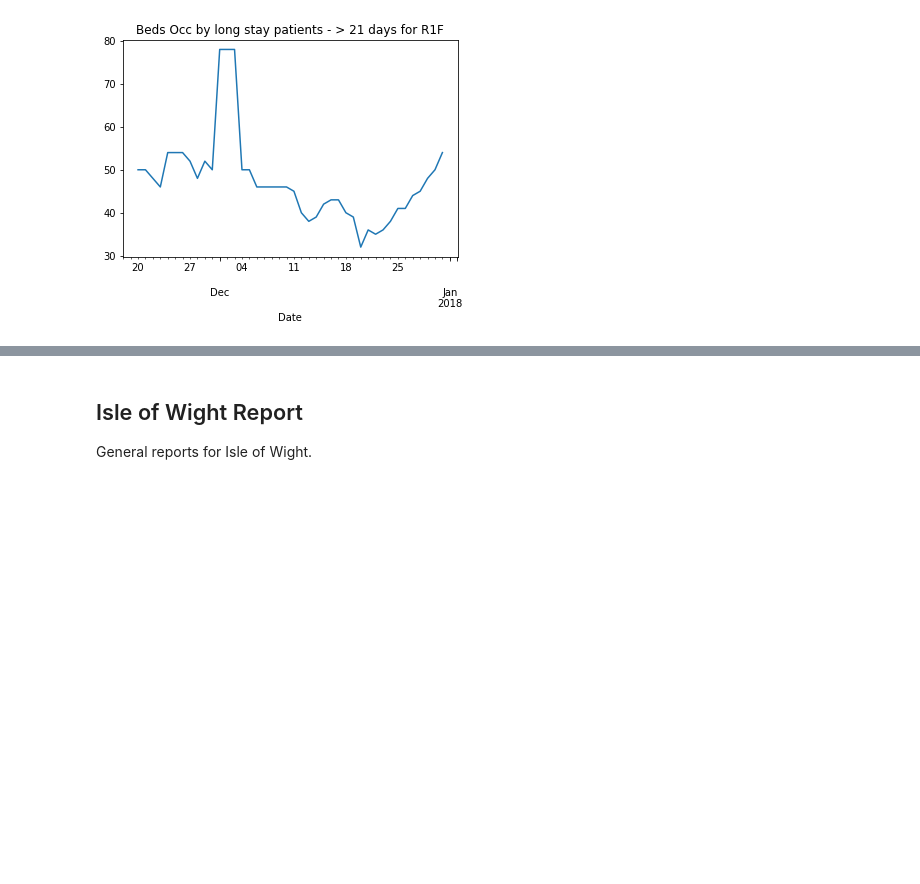
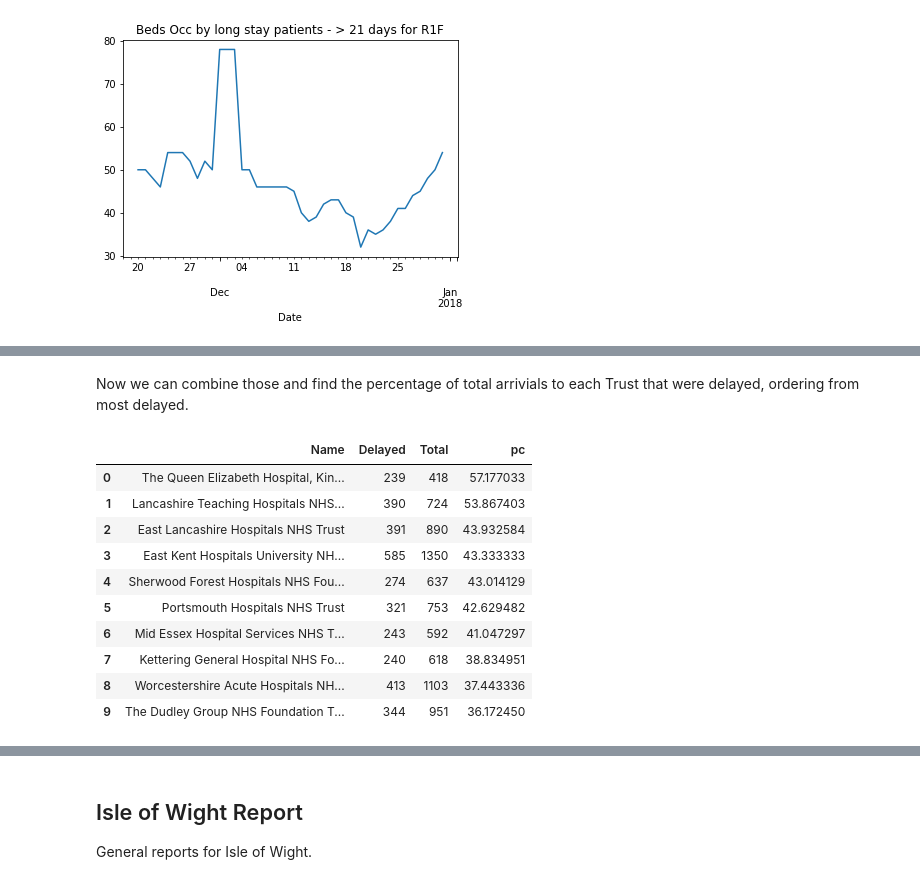
Before and after one commit to psychemedia/openHealthDataDoodles, a Jupyter notebook: notebooks/Winter_SitRep.ipynb, the cells around one changed output, grey strips where cells are left out. Cells and saved outputs as stored; diff of their text form; code cells hidden in the pictures; blank space fills up the shorter version.

Commit message:
Add example - ambulance delays

```diff
--- a/notebooks/Winter_SitRep.ipynb
+++ b/notebooks/Winter_SitRep.ipynb
@@ -316,0 +321,12 @@ timeSeriesSelectPlot(report,reportname,category='> 21 days',code='R1F')
+# %%
+#Probably makes sense to just dump the spreadsheet into a simple sqlite database?
+import sqlite3
+
+#!rm nhs_wintersitrep.db
+
+conn = sqlite3.connect('nhs_wintersitrep.db')
+
+df= pd.DataFrame()
+for reportname in reports:
+    report = get_report(xl,reportname)
+    report.to_sql('sitrep', conn, index=False, if_exists='append')
@@ -316,0 +382,25 @@ timeSeriesSelectPlot(report,reportname,category='> 21 days',code='R1F')
+# %% [markdown]
+Now we can combine those and find the percentage of total arrivials to each Trust that were delayed, ordering from most delayed.
+# %%
+q3='''
+SELECT total.Name, Delayed, Total, 100.0*Delayed/Total AS pc FROM (SELECT  Name, SUM(value) AS Delayed FROM sitrep
+WHERE date(Date) BETWEEN date('{fromdate}') AND date('{todate}')
+AND (Category = 'Delay >60 mins' OR Category='Delay 30-60 mins')
+AND value NOT NULL GROUP BY Name) delayed JOIN (SELECT  Name, SUM(value) AS Total FROM sitrep
+WHERE date(Date) BETWEEN date('{fromdate}') AND date('{todate}')
+AND Category = 'Arriving by ambulance' AND value NOT NULL GROUP BY Name) total on total.Name = delayed.Name
+ORDER BY pc DESC
+'''.format(fromdate='2017-12-25', todate='2017-12-31')
+pd.read_sql_query(q3, conn).head(10)
+# %% [output]
+|  | Name | Delayed | Total | pc |
+| 0 | The Queen Elizabeth Hospital, Kin... | 239 | 418 | 57.177033 |
+| 1 | Lancashire Teaching Hospitals NHS... | 390 | 724 | 53.867403 |
+| 2 | East Lancashire Hospitals NHS Trust | 391 | 890 | 43.932584 |
+| 3 | East Kent Hospitals University NH... | 585 | 1350 | 43.333333 |
+| 4 | Sherwood Forest Hospitals NHS Fou... | 274 | 637 | 43.014129 |
+| 5 | Portsmouth Hospitals NHS Trust | 321 | 753 | 42.629482 |
+| 6 | Mid Essex Hospital Services NHS T... | 243 | 592 | 41.047297 |
+| 7 | Kettering General Hospital NHS Fo... | 240 | 618 | 38.834951 |
+| 8 | Worcestershire Acute Hospitals NH... | 413 | 1103 | 37.443336 |
+| 9 | The Dudley Group NHS Foundation T... | 344 | 951 | 36.172450 |
```
Also changed, not shown: parts of 14 cells of this notebook.
